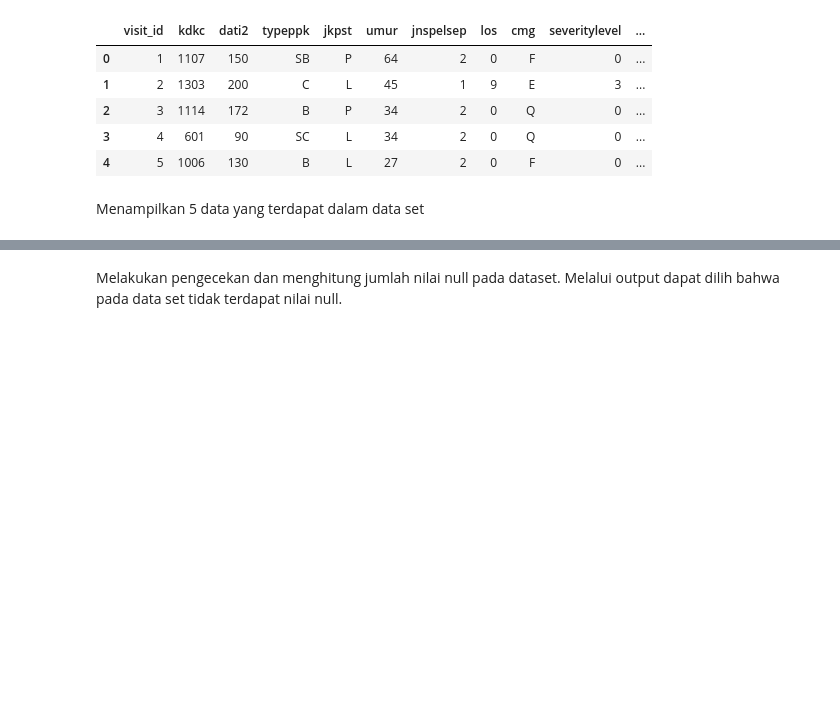
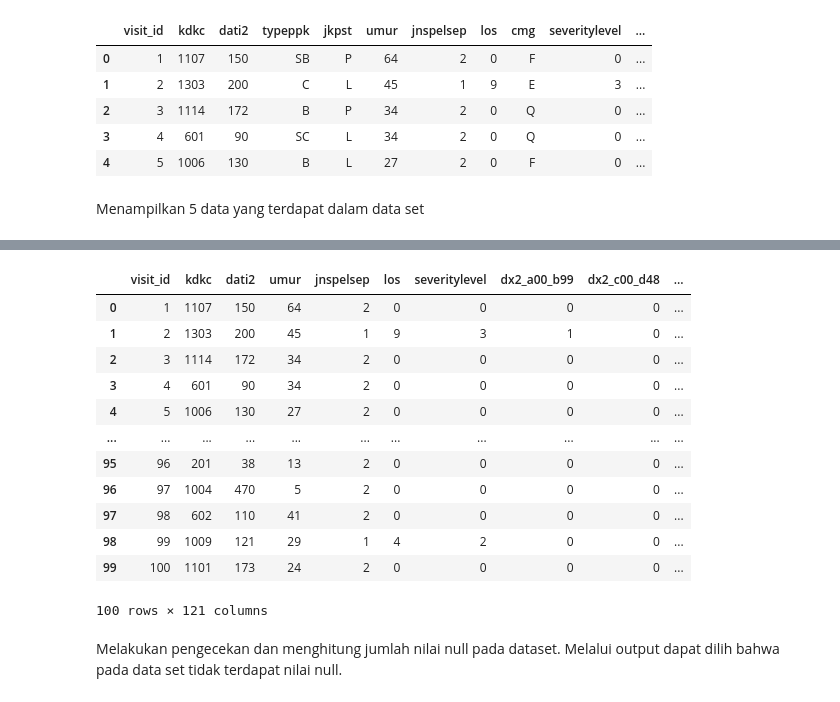
Before and after one commit to gracepanjaitan/Project-DAMI-Binary-Classification-Using-KNN, a Jupyter notebook: Fraud_Detection_Using_KNN_03.ipynb, the cells around one changed output, grey strips where cells are left out. Drawn from its saved outputs; the diff is of its cells as text; code cells hidden in the pictures; blank space fills up the shorter version.

Commit message:
Update Step Data Understanding

```diff
--- a/Fraud_Detection_Using_KNN_03.ipynb
+++ b/Fraud_Detection_Using_KNN_03.ipynb
@@ -76,0 +53,22 @@ dtype: int64
+# %%
+C = (df.dtypes == 'object')
+CategoricalVariables = list(C[C].index)
+
+Integer = (df.dtypes == 'int64')
+NumericVariables = list(Integer[Integer].index)
+# %%
+## melakukan transformasi dari categorical kedalam numeric
+
+data_kategori = pd.get_dummies(df[CategoricalVariables], columns=CategoricalVariables)
+data_numeric = df[NumericVariables]
+
+
+data_dummies= pd.get_dummies(df[CategoricalVariables], columns=CategoricalVariables)
+data_numeric = df[NumericVariables]
+
+data_numeric["id"] = data_numeric.index + 1
+data_dummies["id"] = data_dummies.index + 1
+data_new = pd.merge(data_numeric,data_dummies ,on="id")
+response = ['Response']
+VariablesNoTarget = [x for x in data_new.columns if x not in response]
+print("Dummy transformation was successful")
@@ -77,2 +102,18 @@ dtype: int64
+# %%
+data_new.head(100)
+# %% [output]
+|  | visit_id | kdkc | dati2 | umur | jnspelsep | los | severitylevel | dx2_a00_b99 | dx2_c00_d48 | ... |
+| 0 | 1 | 1107 | 150 | 64 | 2 | 0 | 0 | 0 | 0 | ... |
+| 1 | 2 | 1303 | 200 | 45 | 1 | 9 | 3 | 1 | 0 | ... |
+| 2 | 3 | 1114 | 172 | 34 | 2 | 0 | 0 | 0 | 0 | ... |
+| 3 | 4 | 601 | 90 | 34 | 2 | 0 | 0 | 0 | 0 | ... |
+| 4 | 5 | 1006 | 130 | 27 | 2 | 0 | 0 | 0 | 0 | ... |
+| ... | ... | ... | ... | ... | ... | ... | ... | ... | ... | ... |
+| 95 | 96 | 201 | 38 | 13 | 2 | 0 | 0 | 0 | 0 | ... |
+| 96 | 97 | 1004 | 470 | 5 | 2 | 0 | 0 | 0 | 0 | ... |
+| 97 | 98 | 602 | 110 | 41 | 2 | 0 | 0 | 0 | 0 | ... |
+| 98 | 99 | 1009 | 121 | 29 | 1 | 4 | 2 | 0 | 0 | ... |
+| 99 | 100 | 1101 | 173 | 24 | 2 | 0 | 0 | 0 | 0 | ... |
+100 rows × 121 columns
 # %% [markdown]
 Melakukan pengecekan dan menghitung jumlah nilai null pada dataset. Melalui output dapat dilih bahwa pada data set tidak terdapat nilai null.
```
Also changed, not shown: parts of 11 cells of this notebook.
